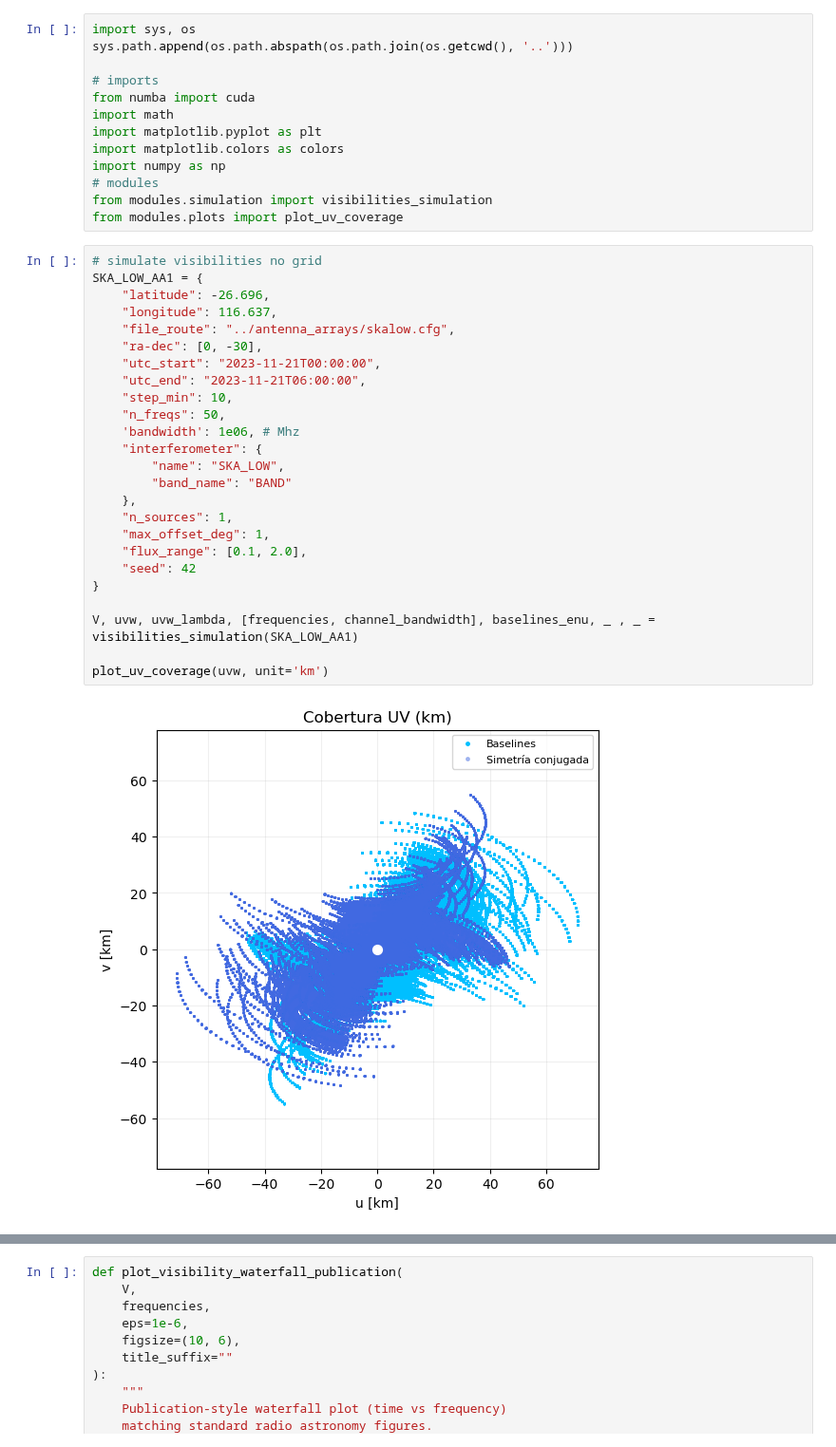
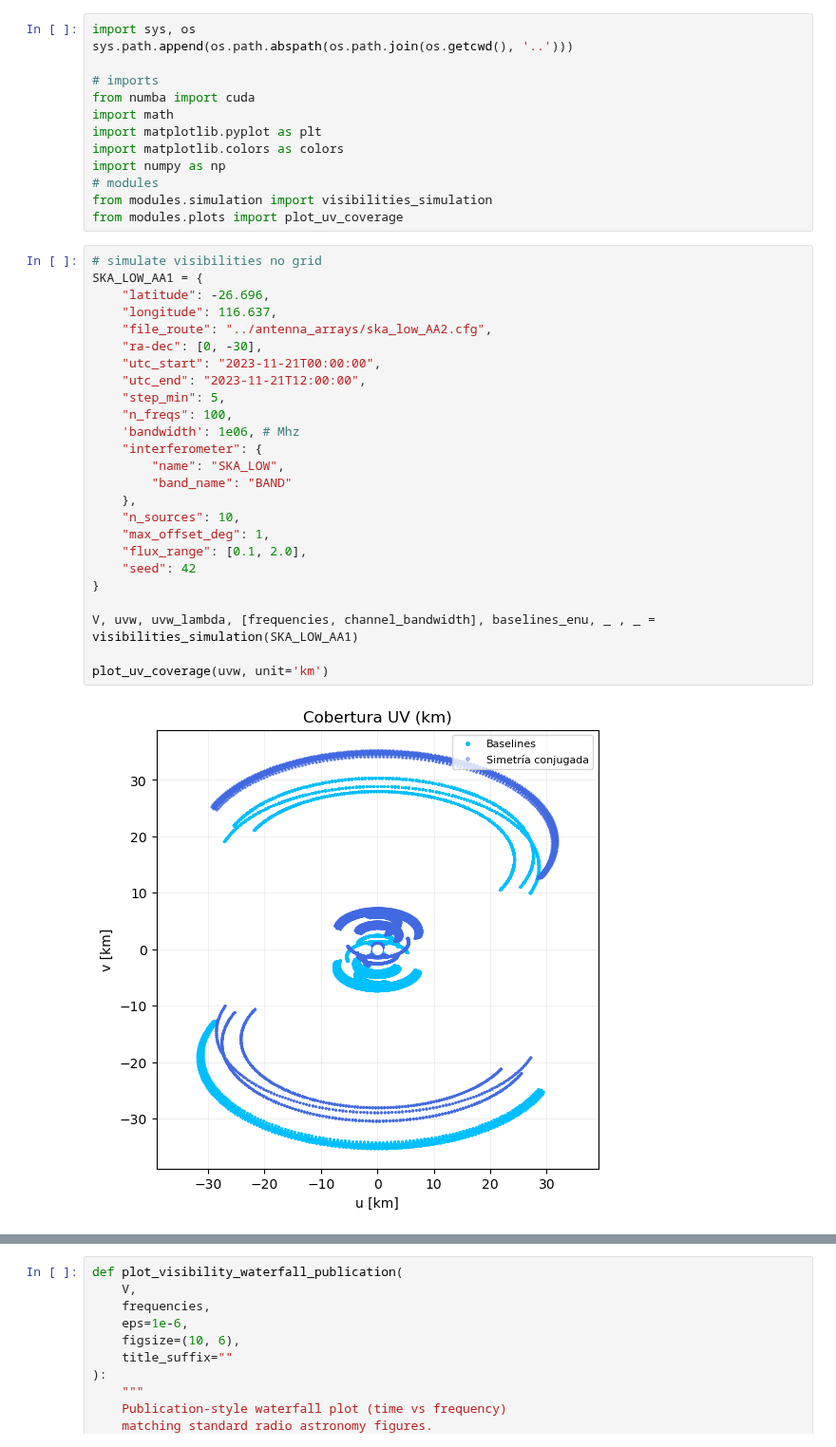
Before and after one commit to Mieres7/RadioInterferometry, a Jupyter notebook: TallerDeInvestigación/RFI.ipynb, the cells around one changed output, grey strips where cells are left out. Shown at 95% size. Saved outputs shown, nothing was run; the diff lists cells and outputs as text.

```diff
--- a/TallerDeInvestigación/RFI.ipynb
+++ b/TallerDeInvestigación/RFI.ipynb
@@ -25,30 +25,30 @@ from modules.plots import plot_uv_coverage
 # %%
 # simulate visibilities no grid
 SKA_LOW_AA1 = {
     "latitude": -26.696,
     "longitude": 116.637,
-    "file_route": "../antenna_arrays/skalow.cfg",
+    "file_route": "../antenna_arrays/ska_low_AA2.cfg",
     "ra-dec": [0, -30],
     "utc_start": "2023-11-21T00:00:00",
-    "utc_end": "2023-11-21T06:00:00",
-    "step_min": 10,
-    "n_freqs": 50,
+    "utc_end": "2023-11-21T12:00:00",
+    "step_min": 5,
+    "n_freqs": 100,
     'bandwidth': 1e06, # Mhz
     "interferometer": {
         "name": "SKA_LOW",
         "band_name": "BAND"
     },
-    "n_sources": 1,
+    "n_sources": 10,
     "max_offset_deg": 1,
     "flux_range": [0.1, 2.0],
     "seed": 42
 }
 
 V, uvw, uvw_lambda, [frequencies, channel_bandwidth], baselines_enu, _ , _ = visibilities_simulation(SKA_LOW_AA1)
 
 plot_uv_coverage(uvw, unit='km')
 # %% [output]
-[figure, old version]
+[figure, new version]
 # %%
 def plot_uv_density_paper_style(uvw, bins=512):
     # Extraemos u y v (asegúrate de que estén en las unidades deseadas, ej. baselines)
```
Also changed, not shown: parts of 5 cells of this notebook, 15 other files.
